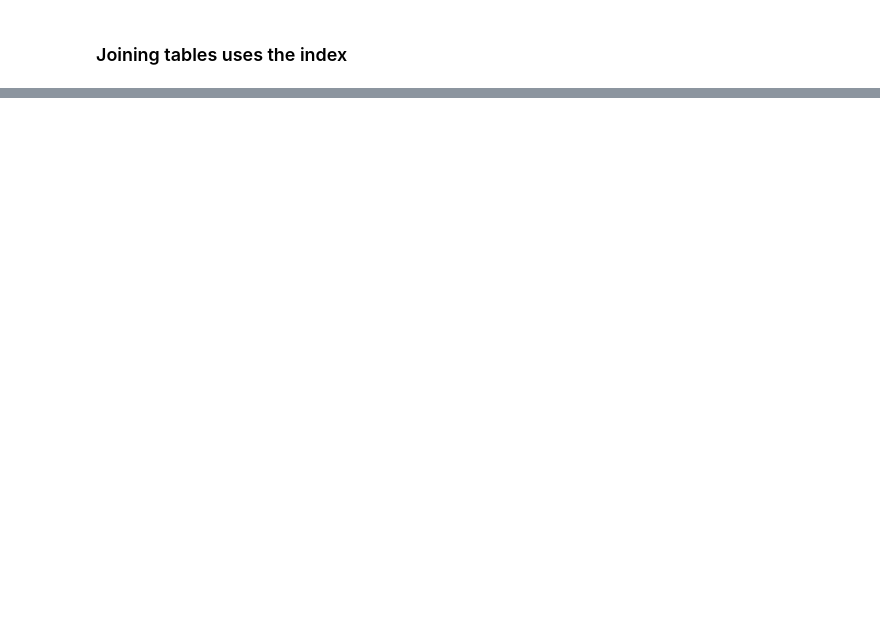
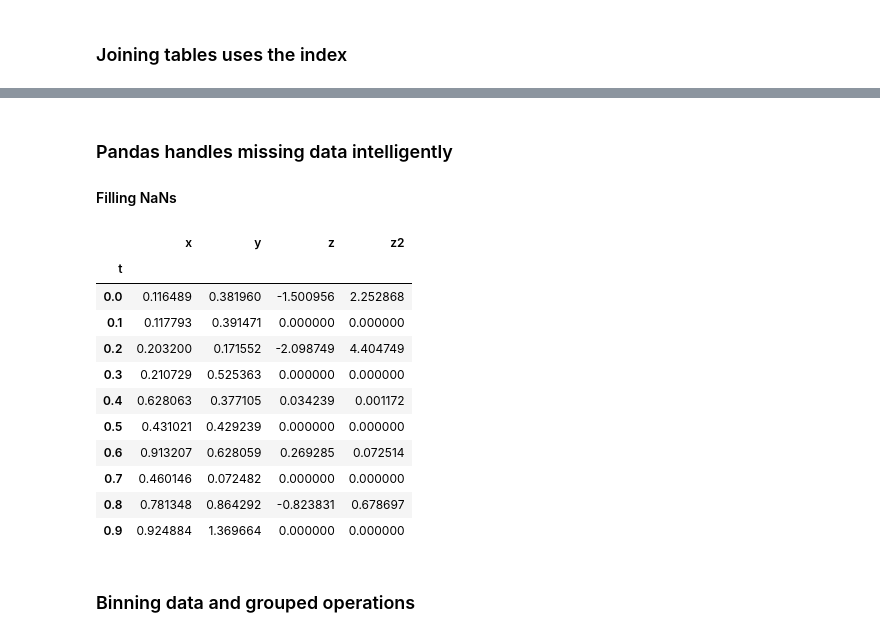
Before and after one commit to mpags-python/examples, a Jupyter notebook: pandas/pandas_demo.ipynb, the cells around one changed output, grey strips where cells are left out. Saved outputs shown, nothing was run; the diff lists cells and outputs as text; code cells hidden in the pictures; blank space fills up the shorter version.

Commit message:
Update pandas example

```diff
--- a/pandas/pandas_demo.ipynb
+++ b/pandas/pandas_demo.ipynb
@@ -228,0 +251,22 @@ df3
+# %% [markdown]
+### Pandas handles missing data intelligently
+
+#### Filling NaNs
+# %%
+df3 = df3.fillna(0)
+df3
+# %% [output]
+|  | x | y | z | z2 |
+| t |  |  |  |  |
+| 0.0 | 0.116489 | 0.381960 | -1.500956 | 2.252868 |
+| 0.1 | 0.117793 | 0.391471 | 0.000000 | 0.000000 |
+| 0.2 | 0.203200 | 0.171552 | -2.098749 | 4.404749 |
+| 0.3 | 0.210729 | 0.525363 | 0.000000 | 0.000000 |
+| 0.4 | 0.628063 | 0.377105 | 0.034239 | 0.001172 |
+| 0.5 | 0.431021 | 0.429239 | 0.000000 | 0.000000 |
+| 0.6 | 0.913207 | 0.628059 | 0.269285 | 0.072514 |
+| 0.7 | 0.460146 | 0.072482 | 0.000000 | 0.000000 |
+| 0.8 | 0.781348 | 0.864292 | -0.823831 | 0.678697 |
+| 0.9 | 0.924884 | 1.369664 | 0.000000 | 0.000000 |
+# %% [markdown]
+### Binning data and grouped operations
```
Also changed, not shown: parts of 34 cells of this notebook.
